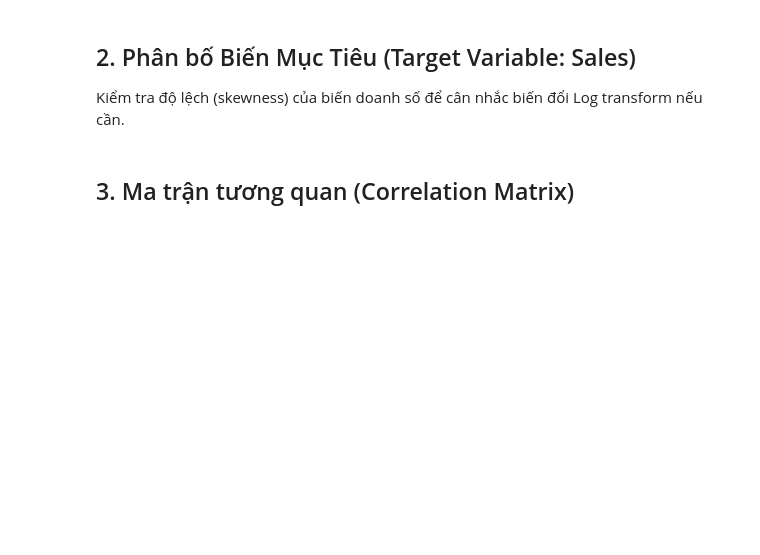
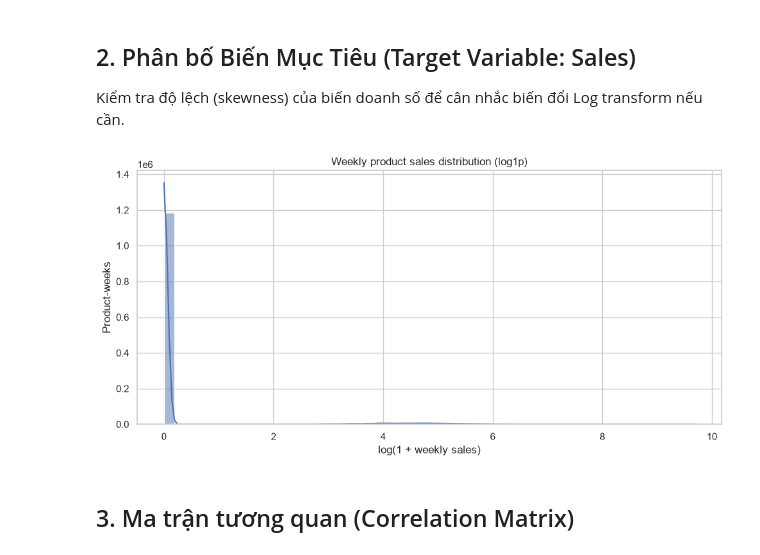
Before and after one commit to iamtien77/sales_predictor, a Jupyter notebook: notebooks/01_exploratory_data_analysis.ipynb, the cells around one changed output. Cells and saved outputs as stored; diff of their text form; code cells hidden in the pictures; blank space fills up the shorter version.

Commit message:
Update Task 1 notebooks

```diff
--- a/notebooks/01_exploratory_data_analysis.ipynb
+++ b/notebooks/01_exploratory_data_analysis.ipynb
@@ -24,0 +29,16 @@ print(f"Dataset Directory: {config.RAW_DATA_DIR}")
+# %%
+# Dùng lại panel đã có; nếu chưa tồn tại thì tạo từ sáu bảng dữ liệu Olist.
+if config.FEATURED_WEEKLY_PANEL_FILE.exists():
+    df = pd.read_csv(config.FEATURED_WEEKLY_PANEL_FILE, parse_dates=["week_start"])
+else:
+    if config.WEEKLY_PANEL_FILE.exists():
+        weekly_panel = pd.read_csv(config.WEEKLY_PANEL_FILE, parse_dates=["week_start"])
+    else:
+        weekly_panel = build_product_week_panel()
+    df = engineer_product_week_features(weekly_panel)
+    df.to_csv(config.FEATURED_WEEKLY_PANEL_FILE, index=False)
+
+print(f"Weekly panel shape: {df.shape}")
+print(f"Time range: {df['week_start'].min():%Y-%m-%d} to {df['week_start'].max():%Y-%m-%d}")
+display(df.head())
+display(df.dtypes.rename("dtype").to_frame())
@@ -33,2 +75,12 @@ Kiểm tra độ lệch (skewness) của biến doanh số để cân nhắc bi
+# %%
+# Dùng log1p để thể hiện cả khối lượng doanh thu bằng 0 và phần đuôi lệch phải.
+fig, ax = plt.subplots(figsize=(10, 5))
+sns.histplot(np.log1p(df[config.WEEKLY_TARGET_COLUMN]), bins=50, kde=True, ax=ax)
+ax.set(title="Weekly product sales distribution (log1p)", xlabel="log(1 + weekly sales)", ylabel="Product-weeks")
+fig.tight_layout()
+fig.savefig(config.NOTEBOOK_FIGURES_DIR / "task1_01_sales_distribution.png", dpi=config.FIGURE_DPI)
+plt.show()
+# %% [output]
+[figure, added]
 # %% [markdown]
 ## 3. Ma trận tương quan (Correlation Matrix)
```
Also changed, not shown: parts of 8 cells of this notebook, 1 other file.
